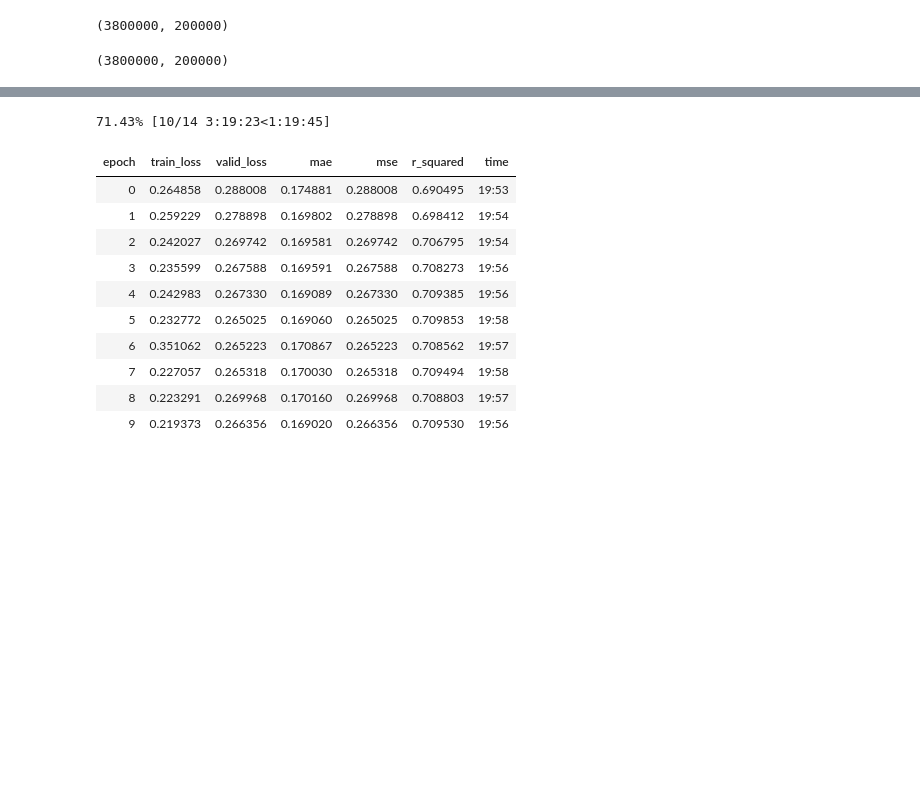
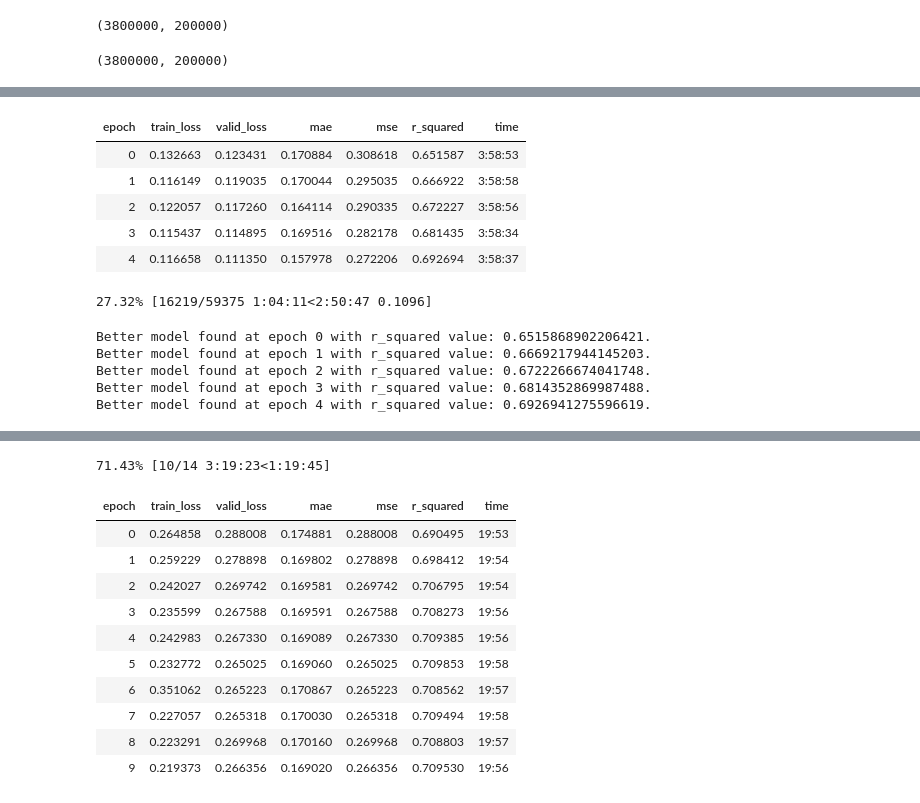
Before and after one commit to leroybird/LEAP-ClimSim, a Jupyter notebook: train.ipynb, the cells around one changed output, grey strips where cells are left out. Drawn from its saved outputs; the diff is of its cells as text; code cells hidden in the pictures; blank space fills up the shorter version.

```diff
--- a/train.ipynb
+++ b/train.ipynb
@@ -310,0 +336,3 @@ SuggestedLRs(valley=0.0008844365365803242)
+# %%
+learn.fit_flat_cos(12, 2e-4, wd=0.01)
+# %% [output]
@@ -311,2 +340,14 @@ SuggestedLRs(valley=0.0008844365365803242)
+| epoch | train_loss | valid_loss | mae | mse | r_squared | time |
+| 0 | 0.132663 | 0.123431 | 0.170884 | 0.308618 | 0.651587 | 3:58:53 |
+| 1 | 0.116149 | 0.119035 | 0.170044 | 0.295035 | 0.666922 | 3:58:58 |
+| 2 | 0.122057 | 0.117260 | 0.164114 | 0.290335 | 0.672227 | 3:58:56 |
+| 3 | 0.115437 | 0.114895 | 0.169516 | 0.282178 | 0.681435 | 3:58:34 |
+| 4 | 0.116658 | 0.111350 | 0.157978 | 0.272206 | 0.692694 | 3:58:37 |
+27.32% [16219/59375 1:04:11<2:50:47 0.1096]
+Better model found at epoch 0 with r_squared value: 0.6515868902206421.
+Better model found at epoch 1 with r_squared value: 0.6669217944145203.
+Better model found at epoch 2 with r_squared value: 0.6722266674041748.
+Better model found at epoch 3 with r_squared value: 0.6814352869987488.
+Better model found at epoch 4 with r_squared value: 0.6926941275596619.
 # %%
 learn.loss_func = l1_loss
```
Also changed, not shown: parts of 39 cells of this notebook, 2 other files.
